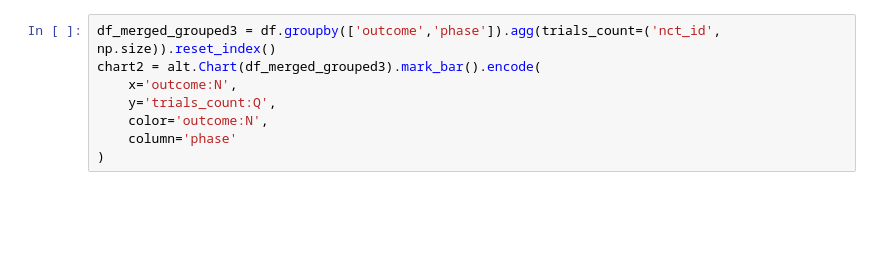
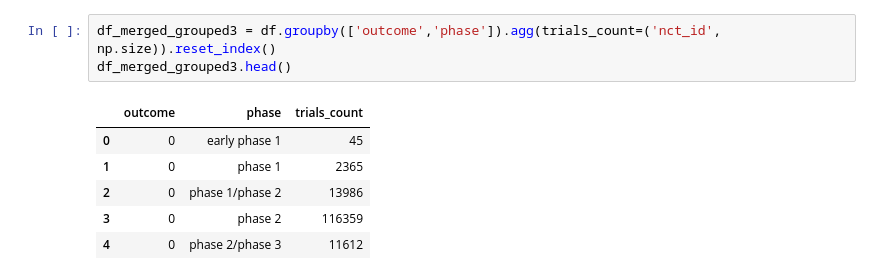
Before and after one commit to keziatesiman/bmi706-final_project, a Jupyter notebook: Playground.ipynb, the cells around one changed output. Cells and saved outputs as stored; diff of their text form; blank space fills up the shorter version.

```diff
--- a/Playground.ipynb
+++ b/Playground.ipynb
@@ -59,10 +35,12 @@ df.head()
 | 4 | phase_I_test.csv | NCT01288573 | completed | phase 1/phase 2 | ["ewing's sarcoma/soft tissue sar... | ["['C71.7', 'C71.9', 'C79.31', 'D... | ['plerixafor', 'plerixafor', 'ple... | ['C(N1CCCNCCNCCCNCC1)C1=CC=C(CN2C... | \n Inclusion Criteria:\n\n - ... | 2011-01-28 | ... |
 # %%
 df_merged_grouped3 = df.groupby(['outcome','phase']).agg(trials_count=('nct_id', np.size)).reset_index()
-chart2 = alt.Chart(df_merged_grouped3).mark_bar().encode(
-    x='outcome:N',
-    y='trials_count:Q',
-    color='outcome:N',
-    column='phase'
-)
+df_merged_grouped3.head()
+# %% [output]
+|  | outcome | phase | trials_count |
+| 0 | 0 | early phase 1 | 45 |
+| 1 | 0 | phase 1 | 2365 |
+| 2 | 0 | phase 1/phase 2 | 13986 |
+| 3 | 0 | phase 2 | 116359 |
+| 4 | 0 | phase 2/phase 3 | 11612 |
 # %%
```
Also changed, not shown: parts of 8 cells of this notebook, 1 other file.
